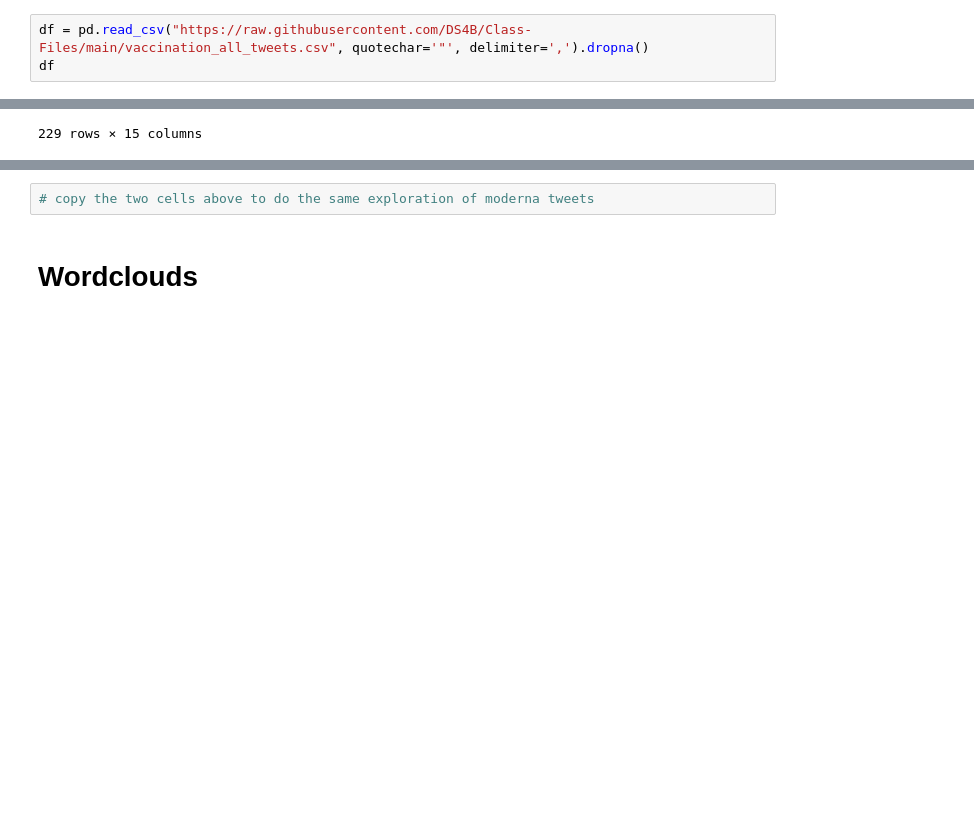
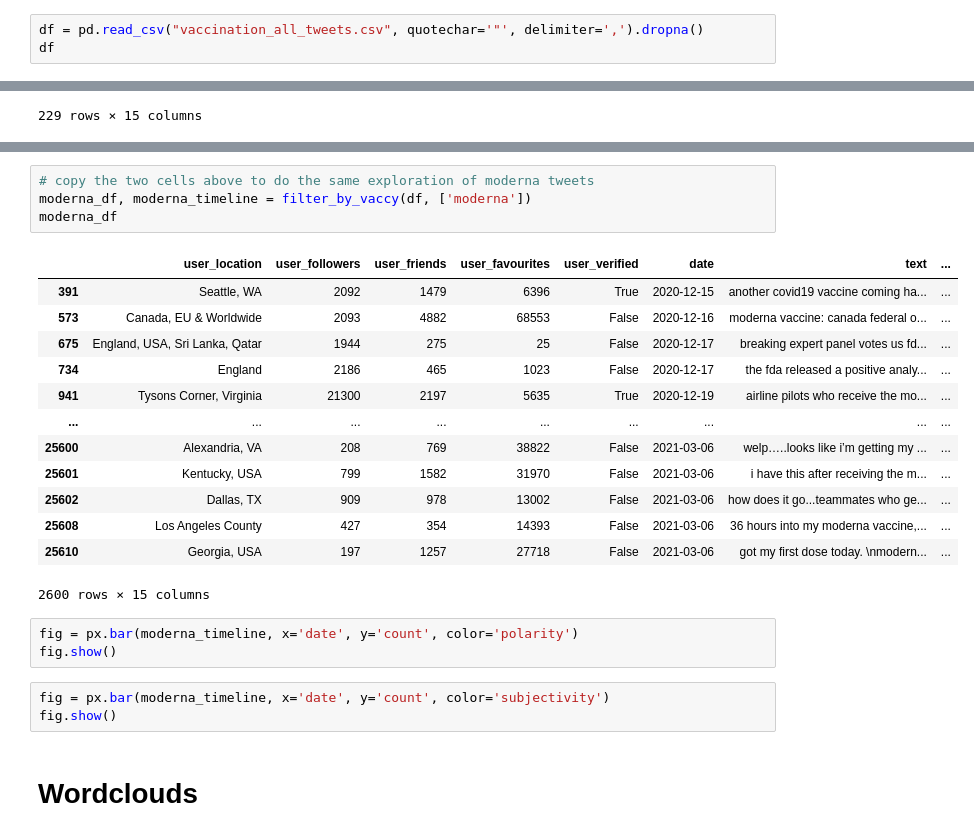
Before and after one commit to sejaldua/covid19-vaccy-tweets-NLP, a Jupyter notebook: workbook.ipynb, the cells around one changed output, grey strips where cells are left out. Cells and saved outputs as stored; diff of their text form; blank space fills up the shorter version.

```diff
--- a/workbook.ipynb
+++ b/workbook.ipynb
@@ -24,5 +42,5 @@ from wordcloud import WordCloud
 # %%
-df = pd.read_csv("https://raw.githubusercontent.com/DS4B/Class-Files/main/vaccination_all_tweets.csv", quotechar='"', delimiter=',').dropna()
+df = pd.read_csv("vaccination_all_tweets.csv", quotechar='"', delimiter=',').dropna()
 df
 # %% [output]
 |  | id | user_name | user_location | user_description | user_created | user_followers | user_friends | ... |
@@ -409,5 +497,27 @@ fig.show()
 # %%
 # copy the two cells above to do the same exploration of moderna tweets
+moderna_df, moderna_timeline = filter_by_vaccy(df, ['moderna'])
+moderna_df
+# %% [output]
+|  | user_location | user_followers | user_friends | user_favourites | user_verified | date | text | ... |
+| 391 | Seattle, WA | 2092 | 1479 | 6396 | True | 2020-12-15 | another covid19 vaccine coming ha... | ... |
+| 573 | Canada, EU & Worldwide | 2093 | 4882 | 68553 | False | 2020-12-16 | moderna vaccine: canada federal o... | ... |
+| 675 | England, USA, Sri Lanka, Qatar | 1944 | 275 | 25 | False | 2020-12-17 | breaking expert panel votes us fd... | ... |
+| 734 | England | 2186 | 465 | 1023 | False | 2020-12-17 | the fda released a positive analy... | ... |
+| 941 | Tysons Corner, Virginia | 21300 | 2197 | 5635 | True | 2020-12-19 | airline pilots who receive the mo... | ... |
+| ... | ... | ... | ... | ... | ... | ... | ... | ... |
+| 25600 | Alexandria, VA | 208 | 769 | 38822 | False | 2021-03-06 | welp…..looks like i’m getting my ... | ... |
+| 25601 | Kentucky, USA | 799 | 1582 | 31970 | False | 2021-03-06 | i have this after receiving the m... | ... |
+| 25602 | Dallas, TX | 909 | 978 | 13002 | False | 2021-03-06 | how does it go...teammates who ge... | ... |
+| 25608 | Los Angeles County | 427 | 354 | 14393 | False | 2021-03-06 | 36 hours into my moderna vaccine,... | ... |
+| 25610 | Georgia, USA | 197 | 1257 | 27718 | False | 2021-03-06 | got my first dose today. \nmodern... | ... |
+2600 rows × 15 columns
+# %%
+fig = px.bar(moderna_timeline, x='date', y='count', color='polarity')
+fig.show()
+# %%
+fig = px.bar(moderna_timeline, x='date', y='count', color='subjectivity')
+fig.show()
 # %% [markdown]
 # Wordclouds
 # %%
```
Also changed, not shown: parts of 22 cells of this notebook, 1 other file.
